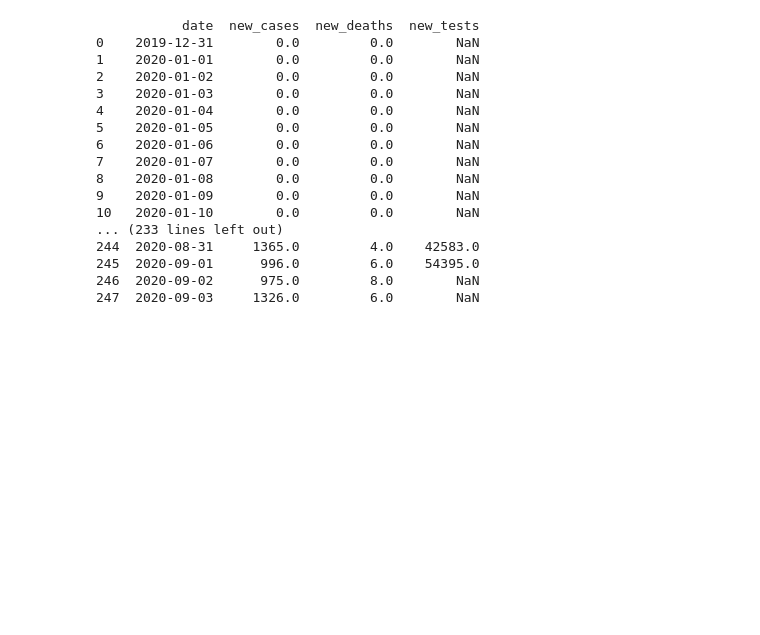
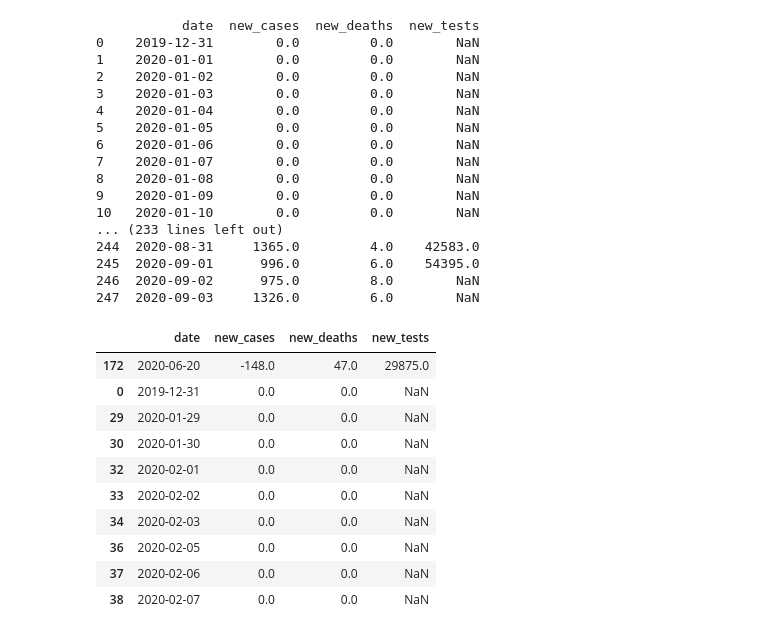
Before and after one commit to root459/DATAanalysis, a Jupyter notebook: pandas.ipynb, the cells around one changed output. Cells and saved outputs as stored; diff of their text form; code cells hidden in the pictures; blank space fills up the shorter version.

```diff
--- a/pandas.ipynb
+++ b/pandas.ipynb
@@ -96,3 +96,18 @@ print(covid)
 245  2020-09-01      996.0         6.0    54395.0
 246  2020-09-02      975.0         8.0        NaN
 247  2020-09-03     1326.0         6.0        NaN
+# %%
+covid.sort_values('new_cases',ascending=False).head(10)#sorts the table in decending order
+covid.sort_values('new_cases').head(10)#sorts the table in ascending order
+# %% [output]
+|  | date | new_cases | new_deaths | new_tests |
+| 172 | 2020-06-20 | -148.0 | 47.0 | 29875.0 |
+| 0 | 2019-12-31 | 0.0 | 0.0 | NaN |
+| 29 | 2020-01-29 | 0.0 | 0.0 | NaN |
+| 30 | 2020-01-30 | 0.0 | 0.0 | NaN |
+| 32 | 2020-02-01 | 0.0 | 0.0 | NaN |
+| 33 | 2020-02-02 | 0.0 | 0.0 | NaN |
+| 34 | 2020-02-03 | 0.0 | 0.0 | NaN |
+| 36 | 2020-02-05 | 0.0 | 0.0 | NaN |
+| 37 | 2020-02-06 | 0.0 | 0.0 | NaN |
+| 38 | 2020-02-07 | 0.0 | 0.0 | NaN |
```
Also changed, not shown: parts of 9 cells of this notebook.
